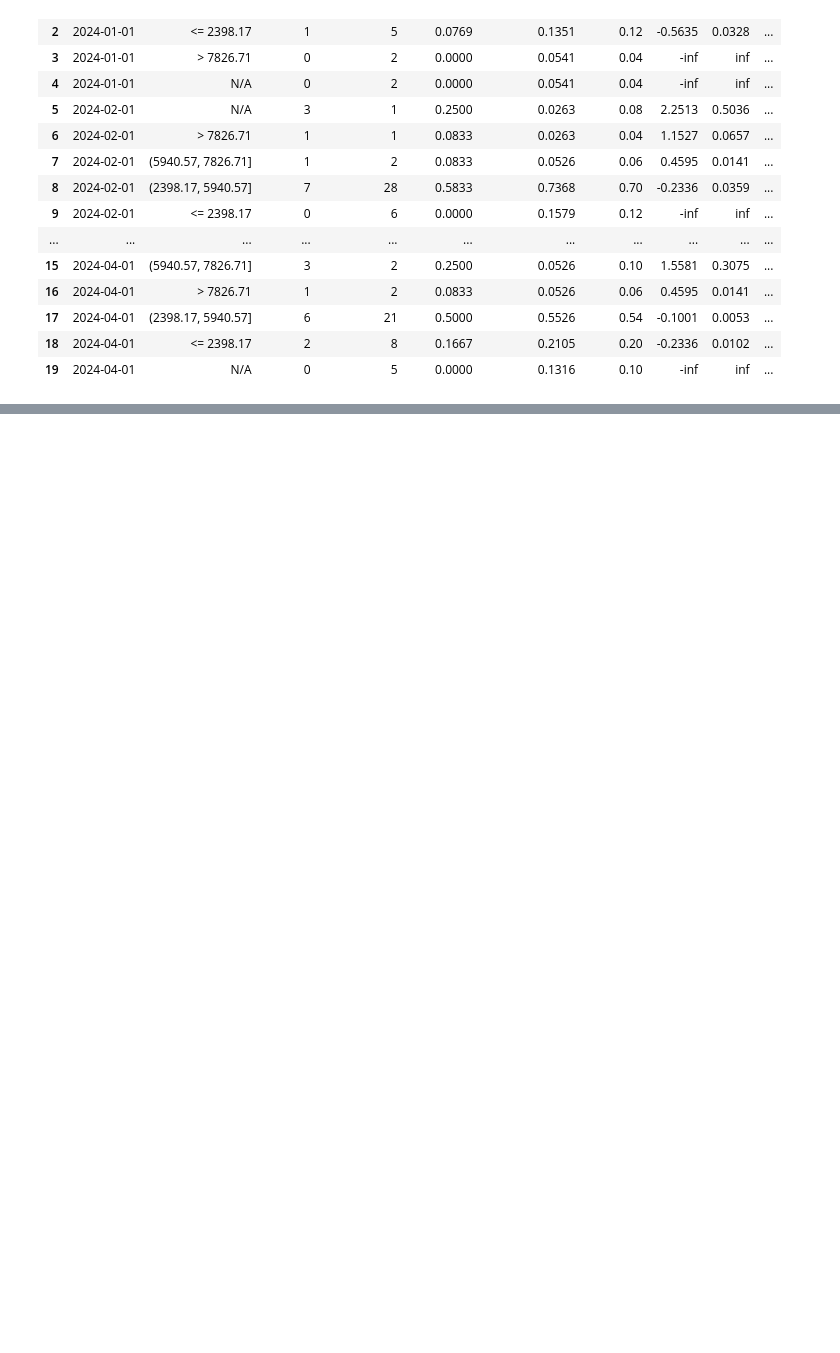
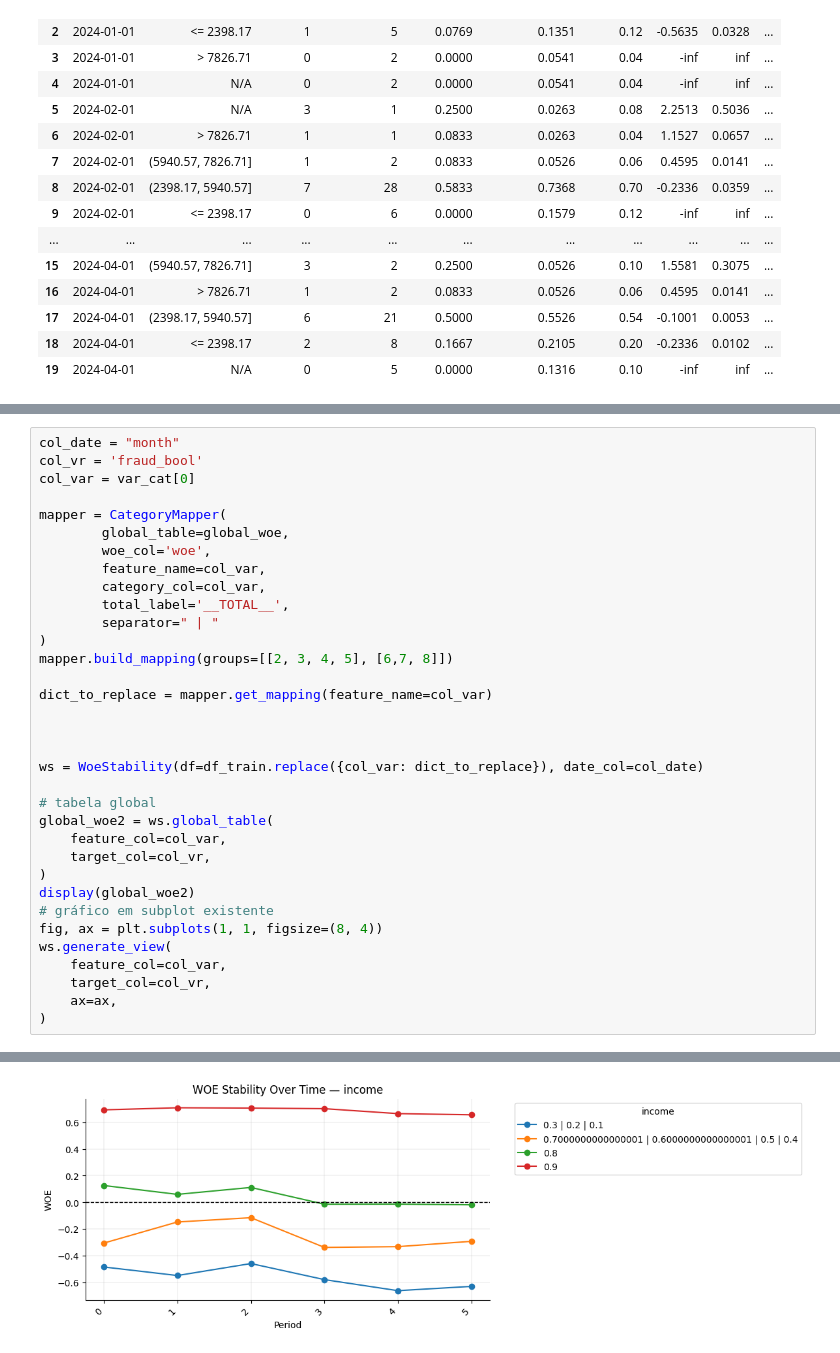
Before and after one commit to Cristiano2132/model_track, a Jupyter notebook: exemplo_uso.ipynb, the cells around one changed output, grey strips where cells are left out. Drawn from its saved outputs; the diff is of its cells as text; blank space fills up the shorter version.

Commit message:
add CategoryMapper

```diff
--- a/exemplo_uso.ipynb
+++ b/exemplo_uso.ipynb
@@ -218,0 +334,35 @@ ws.generate_view(
+# %%
+col_date = "month"
+col_vr = 'fraud_bool'
+col_var = var_cat[0]
+
+mapper = CategoryMapper(
+        global_table=global_woe,
+        woe_col='woe',
+        feature_name=col_var,
+        category_col=col_var,
+        total_label='__TOTAL__',
+        separator=" | "
+)
+mapper.build_mapping(groups=[[2, 3, 4, 5], [6,7, 8]])
+
+dict_to_replace = mapper.get_mapping(feature_name=col_var)
+
+
+
+ws = WoeStability(df=df_train.replace({col_var: dict_to_replace}), date_col=col_date)
+
+# tabela global
+global_woe2 = ws.global_table(
+    feature_col=col_var,
+    target_col=col_vr,
+)
+display(global_woe2)
+# gráfico em subplot existente
+fig, ax = plt.subplots(1, 1, figsize=(8, 4))
+ws.generate_view(
+    feature_col=col_var,
+    target_col=col_vr,
+    ax=ax,
+)
+# %% [output]
@@ -218,0 +375 @@ ws.generate_view(
+[figure, added]
```
Also changed, not shown: parts of 14 cells of this notebook, 10 other files.
